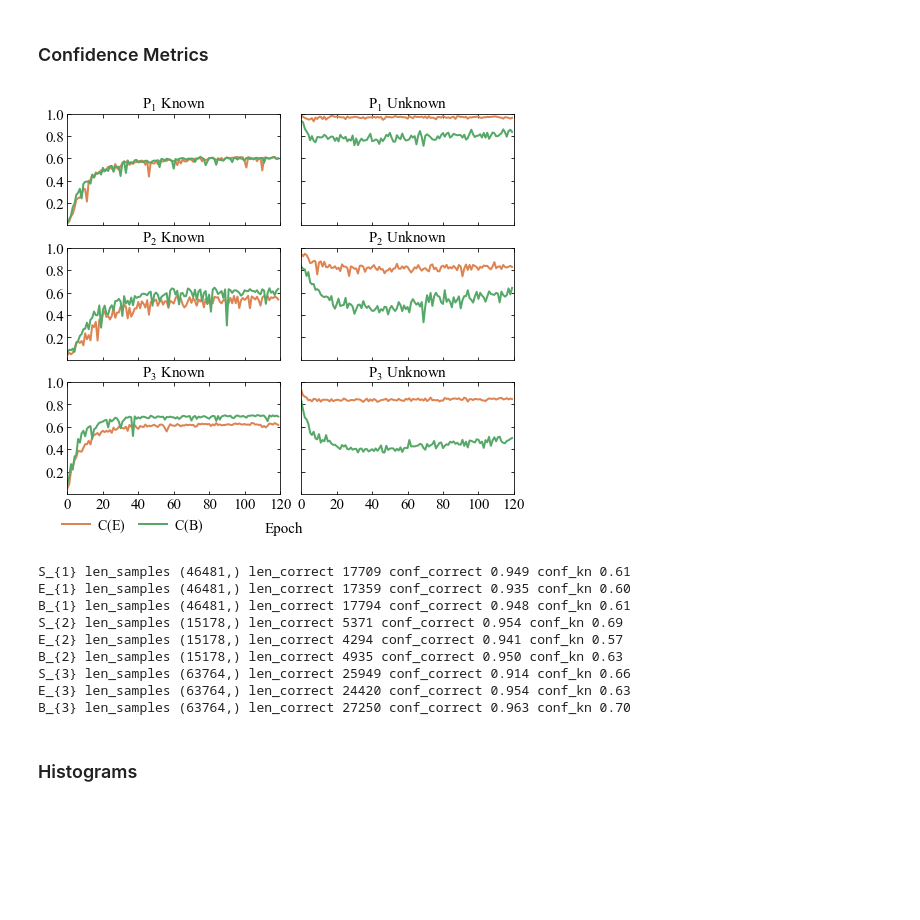
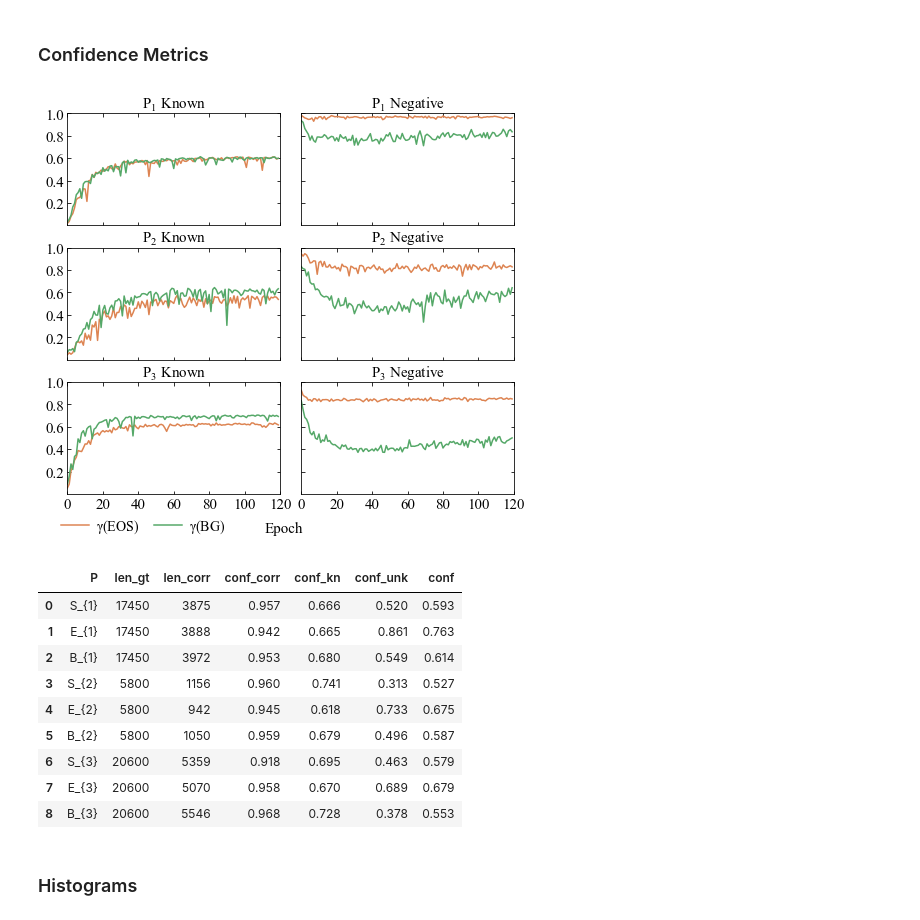
Before and after one commit to AIML-IfI/openset-imagenet, a Jupyter notebook: analysis/open_set_imagenet.ipynb, the cells around one changed output. Drawn from its saved outputs; the diff is of its cells as text; code cells hidden in the pictures; blank space fills up the shorter version.

```diff
--- a/analysis/open_set_imagenet.ipynb
+++ b/analysis/open_set_imagenet.ipynb
@@ -209,9 +240,8 @@ exp_paths = {
 # %%
-linewidth = 2
+linewidth = 1.5
 legend_pos = "lower right"
 font_size = 15
-colors = sns.color_palette("deep")
-colors2 = sns.color_palette("deep")
+color_palette = sns.color_palette("deep")
 fig = plt.figure(figsize=(8,7))
 gs = fig.add_gridspec(3, 2, hspace=0.2, wspace=0.1)
 axs = gs.subplots(sharex=True, sharey=True)
@@ -221,71 +251,85 @@ for ix, (exp_name, f_path)  in enumerate(event_paths.items()):
     ax_kn = axs[2 * (ix//2)]
     ax_unk = axs[2 * (ix//2) + 1]
     # Read data from the tensorboard object
     event_acc = EventAccumulator(str(f_path), size_guidance={'scalars': 0})
     event_acc.Reload()
     # Plot known confidence
     _, step_kn, val_kn = zip(*event_acc.Scalars('val/conf_kn'))
-    ax_kn.plot(step_kn, val_kn, linewidth=linewidth, label = exp_name + ' kn', color=colors[ix%2 + 1])
+    ax_kn.plot(step_kn, val_kn, linewidth=linewidth, label = exp_name + ' kn', color=color_palette[ix%2 + 1])
     # Plot unknown confidence
     _, step_unk, val_unk = zip(*event_acc.Scalars('val/conf_unk'))
-    ax_unk.plot(step_unk, val_unk, linewidth=linewidth, label = exp_name + ' unk', color=colors2[ix%2 + 1], )
-    #  set axis properties
+    ax_unk.plot(step_unk, val_unk, linewidth=linewidth, label = exp_name + ' unk', color=color_palette[ix%2 + 1], )
+    # set titles
     title1 = "$\mathdefault{P_{" + str(ix//2 + 1) + "}}$ Known"
-    title2 = "$\mathdefault{P_{" + str(ix//2 + 1) + "}}$ Unknown"
+    title2 = "$\mathdefault{P_{" + str(ix//2 + 1) + "}}$ Negative"
     ax_kn.set_title(title1, fontsize=font_size)
     ax_unk.set_title(title2, fontsize=font_size)
 
 # Manual legend
-axs[-2].legend(['$\mathdefault{C(E)}$', '$\mathdefault{C(B)}$'], frameon=False, fontsize=font_size - 1, bbox_to_anchor=(0.7, -0.09), ncol=2, handletextpad=0.5, columnspacing=1)
+axs[-2].legend([ '$\mathdefault{\gamma(EOS)}$', '$\mathdefault{\gamma(BG)}$'], frameon=False,
+               fontsize=font_size - 1, bbox_to_anchor=(0.8, -0.1), ncol=2, handletextpad=0.5, columnspacing=1)
 
 for ax in axs:
     # set the tick parameters for the current axis handler
     ax.tick_params(which='both', bottom=True, top=True, left=True, right=True, direction='in')
     ax.tick_params(labelbottom=True, labeltop=False, labelleft=True, labelright=False, labelsize=font_size)
     ax.set_xlim(0, 120)
     ax.set_ylim(0, 1)
     # Thicklocator parameters
     ax.yaxis.set_major_locator(MaxNLocator(5, prune='lower'))
     ax.xaxis.set_major_locator(MaxNLocator(6))
     ax.label_outer()
 # X label
 fig.text(0.5, 0.05, 'Epoch', ha='center', fontsize=font_size)
 plt.savefig('fig/confidence.pdf', dpi=90, bbox_inches='tight', pad_inches = 0)
 plt.show()
 # %% [output]
-[figure, old version]
+[figure, new version]
 # %%
 # Get the confidence of the correctly classified samples
 threshold = 0.5
 experiments = util.read_array_list(exp_paths)
-
+data=[]
 for exp_name, exp_array in experiments.items():
     gt = exp_array['gt'].astype(int)
     scores = exp_array['scores']
-    if exp_name.startswith("$B"):
+
+    kn = gt >= 0        # known samples
+    neg = gt == -2      # negative samples
+    offset = 1 / np.count_nonzero(np.unique(gt) >= 0)
+
+    if exp_name.startswith("B"):   # remove last column if bg
         scores = scores[:, :-1]
-
-    kn = gt >= 0
+        offset = 0.0
+    # predictions and max scores
     pred_class = np.argmax(scores, axis=1)
     gt_score = scores[range(len(scores)), gt]
+    max_score = np.max(scores, axis=1)
 
-    correct = (gt == pred_class) * ( gt_score >= threshold)
+    # gets  correctly predicted samples and confidence
+    correct = kn * (gt == pred_class) * ( gt_score >= threshold)
     conf_correct = np.sum(gt_score[correct]) / sum(correct)
+    # confidence of known samples
+    conf_kn = np.sum(gt_score[kn]) / sum(kn)
+    # confidecen fo negative samples
+    conf_neg = np.sum(1 - max_score[neg]  + offset) / sum(neg)
+    # average confidence
+    conf = 0.5 * (conf_kn + conf_neg)
+    data.append((exp_name, len(gt), sum(correct), conf_correct, conf_kn, conf_neg, conf))
 
-    conf_kn = np.sum(gt_score[kn]) / sum(kn)
-    print(exp_name, 'len_samples', gt.shape, 'len_correct', sum(correct),
-          "conf_correct {:.3f}".format(conf_correct),
-          "conf_kn {:.2f}".format(conf_kn))
+df = pd.DataFrame(data, columns=['P', 'len_gt', 'len_corr', 'conf_corr', 'conf_kn', 'conf_unk', 'conf'])
+df.round(3)
 # %% [output]
-S_{1} len_samples (46481,) len_correct 17709 conf_correct 0.949 conf_kn 0.61
-E_{1} len_samples (46481,) len_correct 17359 conf_correct 0.935 conf_kn 0.60
-B_{1} len_samples (46481,) len_correct 17794 conf_correct 0.948 conf_kn 0.61
-S_{2} len_samples (15178,) len_correct 5371 conf_correct 0.954 conf_kn 0.69
-E_{2} len_samples (15178,) len_correct 4294 conf_correct 0.941 conf_kn 0.57
-B_{2} len_samples (15178,) len_correct 4935 conf_correct 0.950 conf_kn 0.63
-S_{3} len_samples (63764,) len_correct 25949 conf_correct 0.914 conf_kn 0.66
-E_{3} len_samples (63764,) len_correct 24420 conf_correct 0.954 conf_kn 0.63
-B_{3} len_samples (63764,) len_correct 27250 conf_correct 0.963 conf_kn 0.70
+|  | P | len_gt | len_corr | conf_corr | conf_kn | conf_unk | conf |
+| 0 | S_{1} | 17450 | 3875 | 0.957 | 0.666 | 0.520 | 0.593 |
+| 1 | E_{1} | 17450 | 3888 | 0.942 | 0.665 | 0.861 | 0.763 |
+| 2 | B_{1} | 17450 | 3972 | 0.953 | 0.680 | 0.549 | 0.614 |
+| 3 | S_{2} | 5800 | 1156 | 0.960 | 0.741 | 0.313 | 0.527 |
+| 4 | E_{2} | 5800 | 942 | 0.945 | 0.618 | 0.733 | 0.675 |
+| 5 | B_{2} | 5800 | 1050 | 0.959 | 0.679 | 0.496 | 0.587 |
+| 6 | S_{3} | 20600 | 5359 | 0.918 | 0.695 | 0.463 | 0.579 |
+| 7 | E_{3} | 20600 | 5070 | 0.958 | 0.670 | 0.689 | 0.679 |
+| 8 | B_{3} | 20600 | 5546 | 0.968 | 0.728 | 0.378 | 0.553 |
 # %% [markdown]
 ### Histograms
 # %%
```
Also changed, not shown: parts of 17 cells of this notebook, 1 other file.
